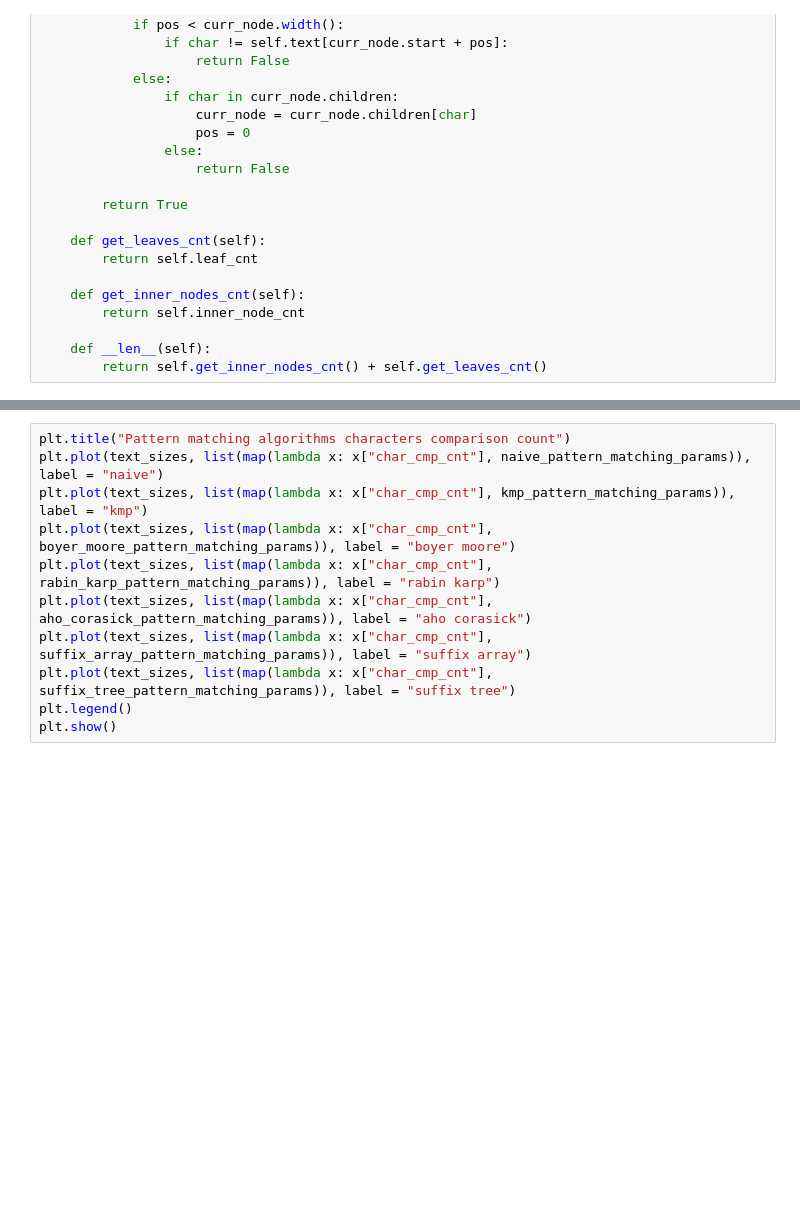
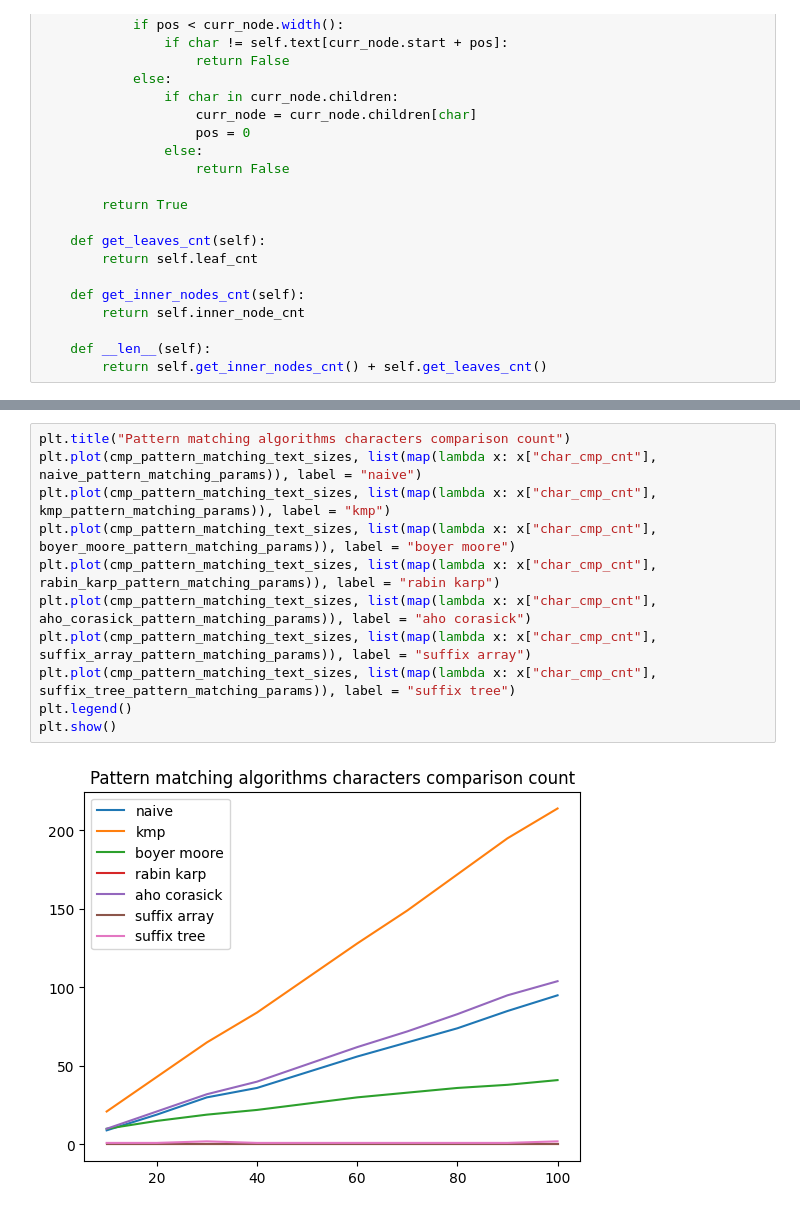
Before and after one commit to WSm-77/text_algorithms, a Jupyter notebook: lab4/wiktor_sedzimir_lab4.ipynb, the cells around one changed output, grey strips where cells are left out. Drawn from its saved outputs; the diff is of its cells as text; blank space fills up the shorter version.

```diff
--- a/lab4/wiktor_sedzimir_lab4.ipynb
+++ b/lab4/wiktor_sedzimir_lab4.ipynb
@@ -1772,11 +1791,13 @@ plt.show()
 # %%
 plt.title("Pattern matching algorithms characters comparison count")
-plt.plot(text_sizes, list(map(lambda x: x["char_cmp_cnt"], naive_pattern_matching_params)), label = "naive")
-plt.plot(text_sizes, list(map(lambda x: x["char_cmp_cnt"], kmp_pattern_matching_params)), label = "kmp")
-plt.plot(text_sizes, list(map(lambda x: x["char_cmp_cnt"], boyer_moore_pattern_matching_params)), label = "boyer moore")
-plt.plot(text_sizes, list(map(lambda x: x["char_cmp_cnt"], rabin_karp_pattern_matching_params)), label = "rabin karp")
-plt.plot(text_sizes, list(map(lambda x: x["char_cmp_cnt"], aho_corasick_pattern_matching_params)), label = "aho corasick")
-plt.plot(text_sizes, list(map(lambda x: x["char_cmp_cnt"], suffix_array_pattern_matching_params)), label = "suffix array")
-plt.plot(text_sizes, list(map(lambda x: x["char_cmp_cnt"], suffix_tree_pattern_matching_params)), label = "suffix tree")
+plt.plot(cmp_pattern_matching_text_sizes, list(map(lambda x: x["char_cmp_cnt"], naive_pattern_matching_params)), label = "naive")
+plt.plot(cmp_pattern_matching_text_sizes, list(map(lambda x: x["char_cmp_cnt"], kmp_pattern_matching_params)), label = "kmp")
+plt.plot(cmp_pattern_matching_text_sizes, list(map(lambda x: x["char_cmp_cnt"], boyer_moore_pattern_matching_params)), label = "boyer moore")
+plt.plot(cmp_pattern_matching_text_sizes, list(map(lambda x: x["char_cmp_cnt"], rabin_karp_pattern_matching_params)), label = "rabin karp")
+plt.plot(cmp_pattern_matching_text_sizes, list(map(lambda x: x["char_cmp_cnt"], aho_corasick_pattern_matching_params)), label = "aho corasick")
+plt.plot(cmp_pattern_matching_text_sizes, list(map(lambda x: x["char_cmp_cnt"], suffix_array_pattern_matching_params)), label = "suffix array")
+plt.plot(cmp_pattern_matching_text_sizes, list(map(lambda x: x["char_cmp_cnt"], suffix_tree_pattern_matching_params)), label = "suffix tree")
 plt.legend()
 plt.show()
+# %% [output]
+[figure, added]
```
Also changed, not shown: parts of 11 cells of this notebook.
